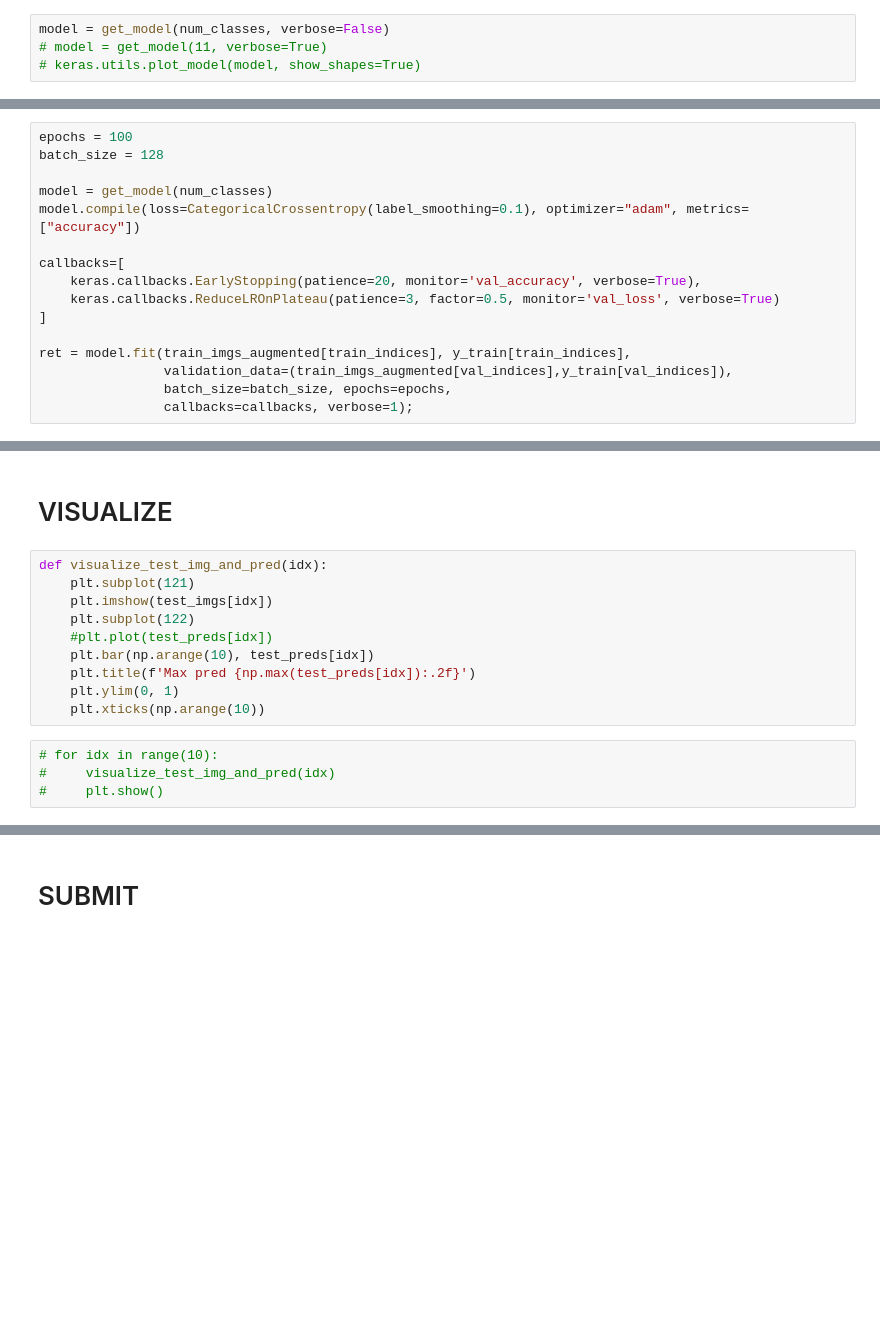
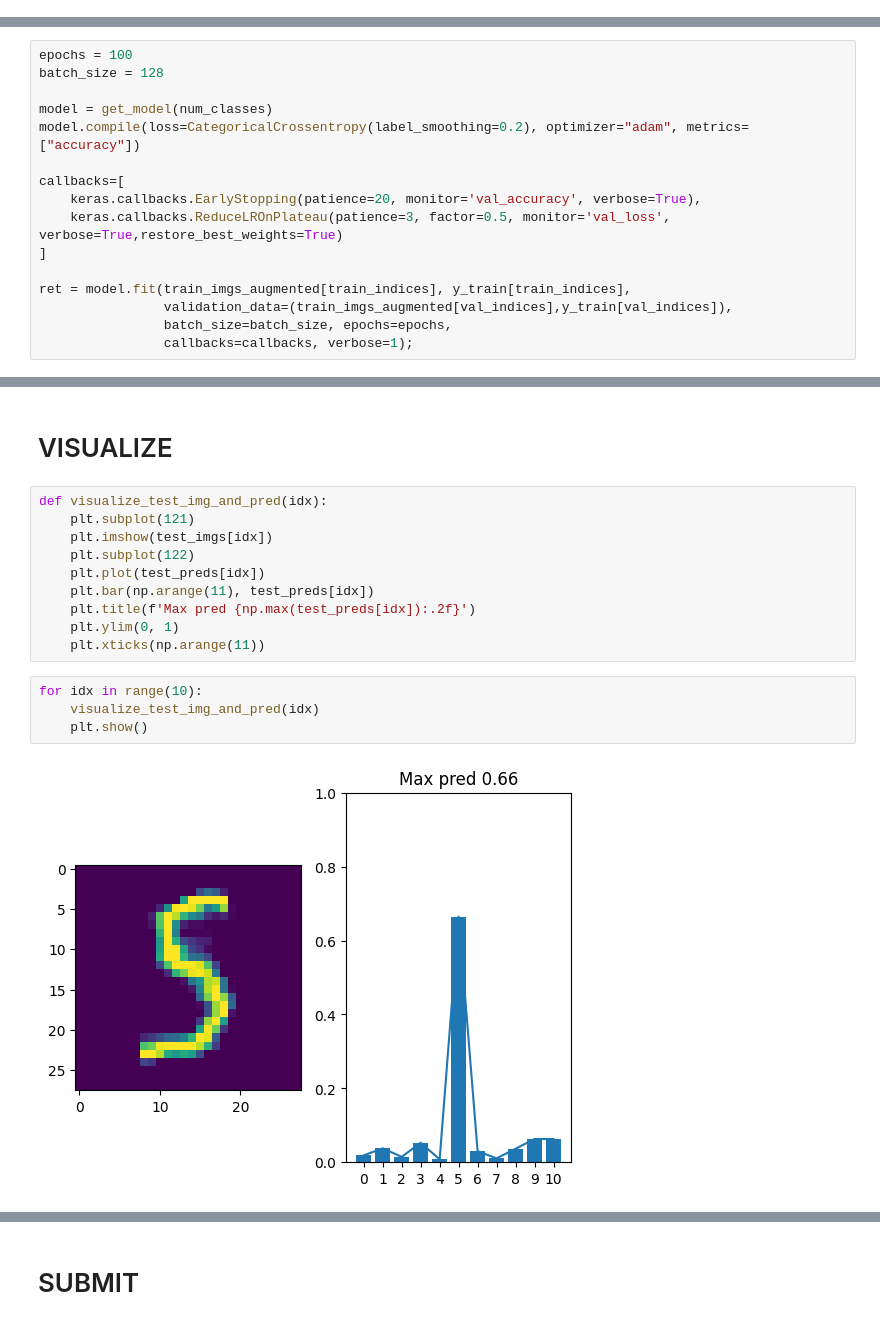
Before and after one commit to alvarolarraya/distractedMnistCompetition, a Jupyter notebook: main.ipynb, the cells around one changed output, grey strips where cells are left out. Drawn from its saved outputs; the diff is of its cells as text; blank space fills up the shorter version.

```diff
--- a/main.ipynb
+++ b/main.ipynb
@@ -202,4 +250,0 @@ def get_model(num_classes, initial_filters=32, verbose=False):
-# %%
-model = get_model(num_classes, verbose=False)
-# model = get_model(11, verbose=True)
-# keras.utils.plot_model(model, show_shapes=True)
@@ -210,11 +321,11 @@ epochs = 100
 batch_size = 128
 
 model = get_model(num_classes)
-model.compile(loss=CategoricalCrossentropy(label_smoothing=0.1), optimizer="adam", metrics=["accuracy"])
+model.compile(loss=CategoricalCrossentropy(label_smoothing=0.2), optimizer="adam", metrics=["accuracy"])
 
 callbacks=[
     keras.callbacks.EarlyStopping(patience=20, monitor='val_accuracy', verbose=True),
-    keras.callbacks.ReduceLROnPlateau(patience=3, factor=0.5, monitor='val_loss', verbose=True)
+    keras.callbacks.ReduceLROnPlateau(patience=3, factor=0.5, monitor='val_loss', verbose=True,restore_best_weights=True)
 ]
 
 ret = model.fit(train_imgs_augmented[train_indices], y_train[train_indices],
@@ -273,12 +364,14 @@ def visualize_test_img_and_pred(idx):
     plt.subplot(121)
     plt.imshow(test_imgs[idx])
     plt.subplot(122)
-    #plt.plot(test_preds[idx])
-    plt.bar(np.arange(10), test_preds[idx])
+    plt.plot(test_preds[idx])
+    plt.bar(np.arange(11), test_preds[idx])
     plt.title(f'Max pred {np.max(test_preds[idx]):.2f}')
     plt.ylim(0, 1)
-    plt.xticks(np.arange(10))
+    plt.xticks(np.arange(11))
 # %%
-# for idx in range(10):
-#     visualize_test_img_and_pred(idx)
-#     plt.show()
+for idx in range(10):
+    visualize_test_img_and_pred(idx)
+    plt.show()
+# %% [output]
+[figure, added]
```
Also changed, not shown: parts of 25 cells of this notebook, 2 other files.
